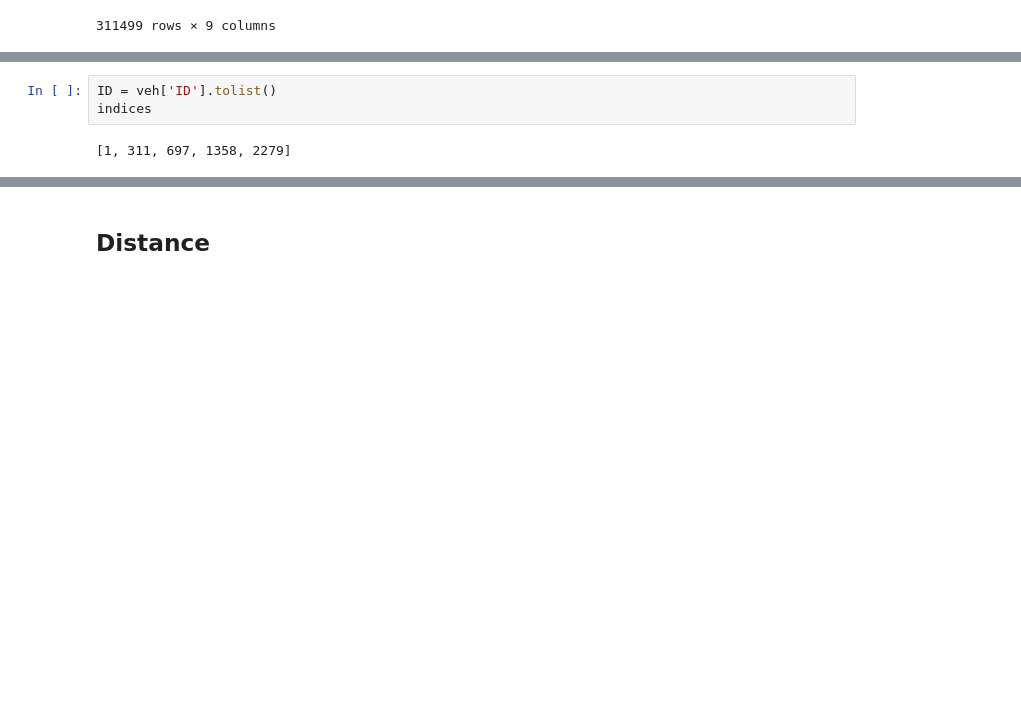
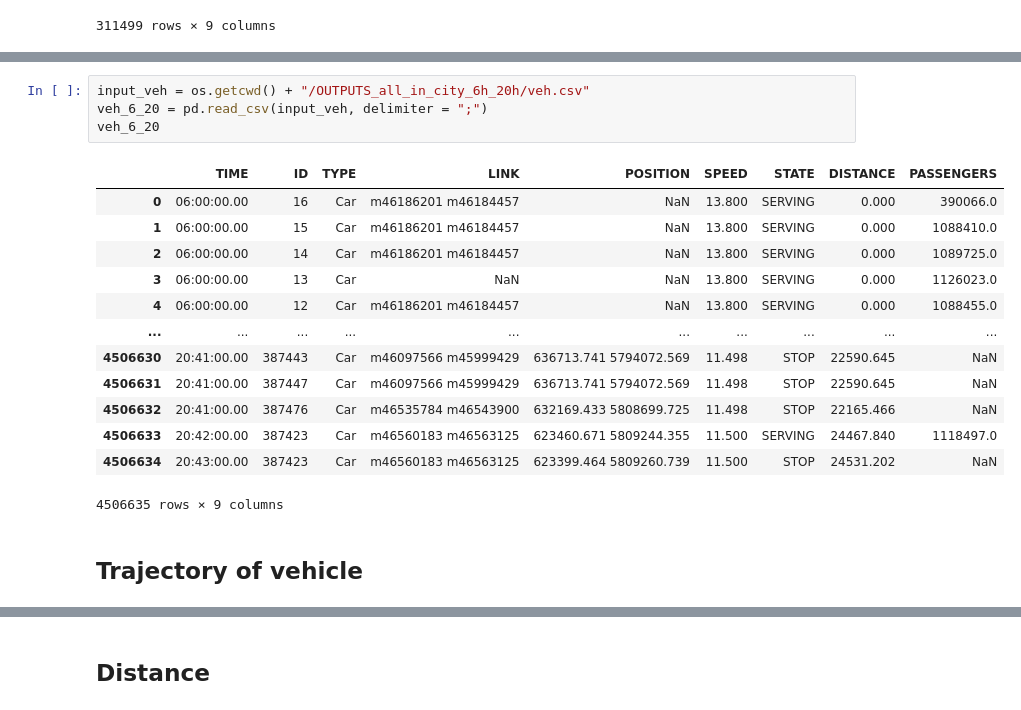
Before and after one commit to Xinyun77/stage_4A, a Jupyter notebook: Test_missingUsers.ipynb, the cells around one changed output, grey strips where cells are left out. Saved outputs shown, nothing was run; the diff lists cells and outputs as text; blank space fills up the shorter version.

```diff
--- a/Test_missingUsers.ipynb
+++ b/Test_missingUsers.ipynb
@@ -320,5 +402,20 @@ df_a_vehicle(veh, 34179)
-# %%
-ID = veh['ID'].tolist()
-indices
-# %% [output]
-[1, 311, 697, 1358, 2279]
+# %%
+input_veh = os.getcwd() + "/OUTPUTS_all_in_city_6h_20h/veh.csv"
+veh_6_20 = pd.read_csv(input_veh, delimiter = ";")
+veh_6_20
+# %% [output]
+|  | TIME | ID | TYPE | LINK | POSITION | SPEED | STATE | DISTANCE | PASSENGERS |
+| 0 | 06:00:00.00 | 16 | Car | m46186201 m46184457 | NaN | 13.800 | SERVING | 0.000 | 390066.0 |
+| 1 | 06:00:00.00 | 15 | Car | m46186201 m46184457 | NaN | 13.800 | SERVING | 0.000 | 1088410.0 |
+| 2 | 06:00:00.00 | 14 | Car | m46186201 m46184457 | NaN | 13.800 | SERVING | 0.000 | 1089725.0 |
+| 3 | 06:00:00.00 | 13 | Car | NaN | NaN | 13.800 | SERVING | 0.000 | 1126023.0 |
+| 4 | 06:00:00.00 | 12 | Car | m46186201 m46184457 | NaN | 13.800 | SERVING | 0.000 | 1088455.0 |
+| ... | ... | ... | ... | ... | ... | ... | ... | ... | ... |
+| 4506630 | 20:41:00.00 | 387443 | Car | m46097566 m45999429 | 636713.741 5794072.569 | 11.498 | STOP | 22590.645 | NaN |
+| 4506631 | 20:41:00.00 | 387447 | Car | m46097566 m45999429 | 636713.741 5794072.569 | 11.498 | STOP | 22590.645 | NaN |
+| 4506632 | 20:41:00.00 | 387476 | Car | m46535784 m46543900 | 632169.433 5808699.725 | 11.498 | STOP | 22165.466 | NaN |
+| 4506633 | 20:42:00.00 | 387423 | Car | m46560183 m46563125 | 623460.671 5809244.355 | 11.500 | SERVING | 24467.840 | 1118497.0 |
+| 4506634 | 20:43:00.00 | 387423 | Car | m46560183 m46563125 | 623399.464 5809260.739 | 11.500 | STOP | 24531.202 | NaN |
+4506635 rows × 9 columns
+# %% [markdown]
+## Trajectory  of vehicle
```
Also changed, not shown: parts of 59 cells of this notebook.
